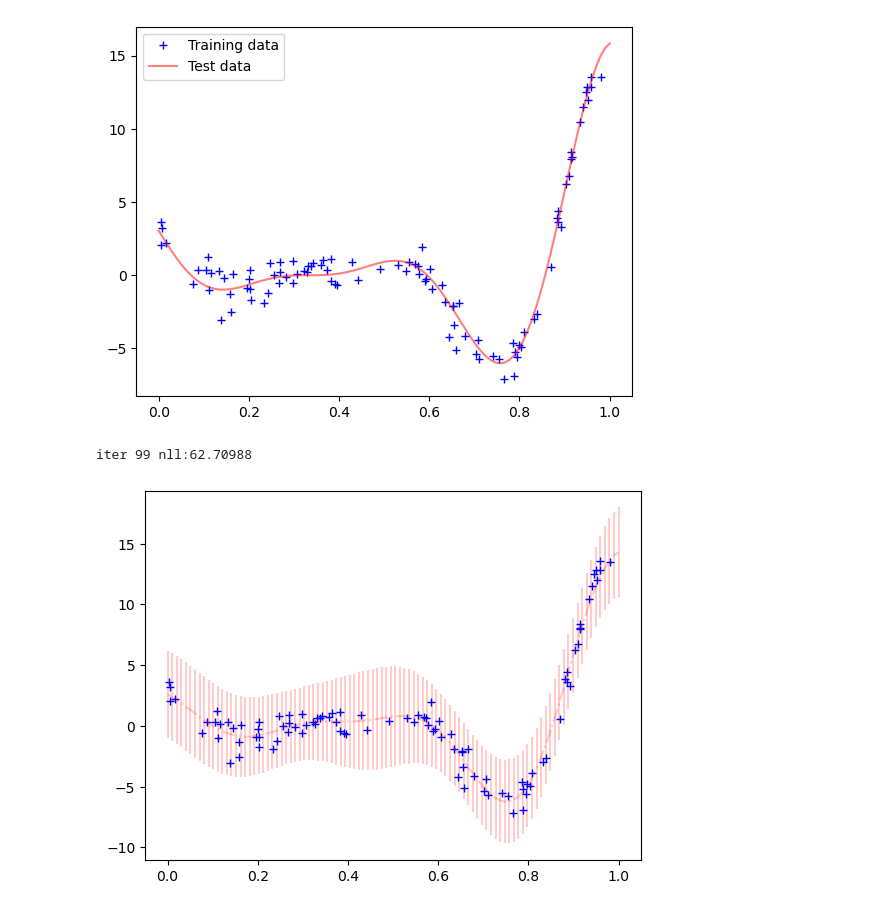
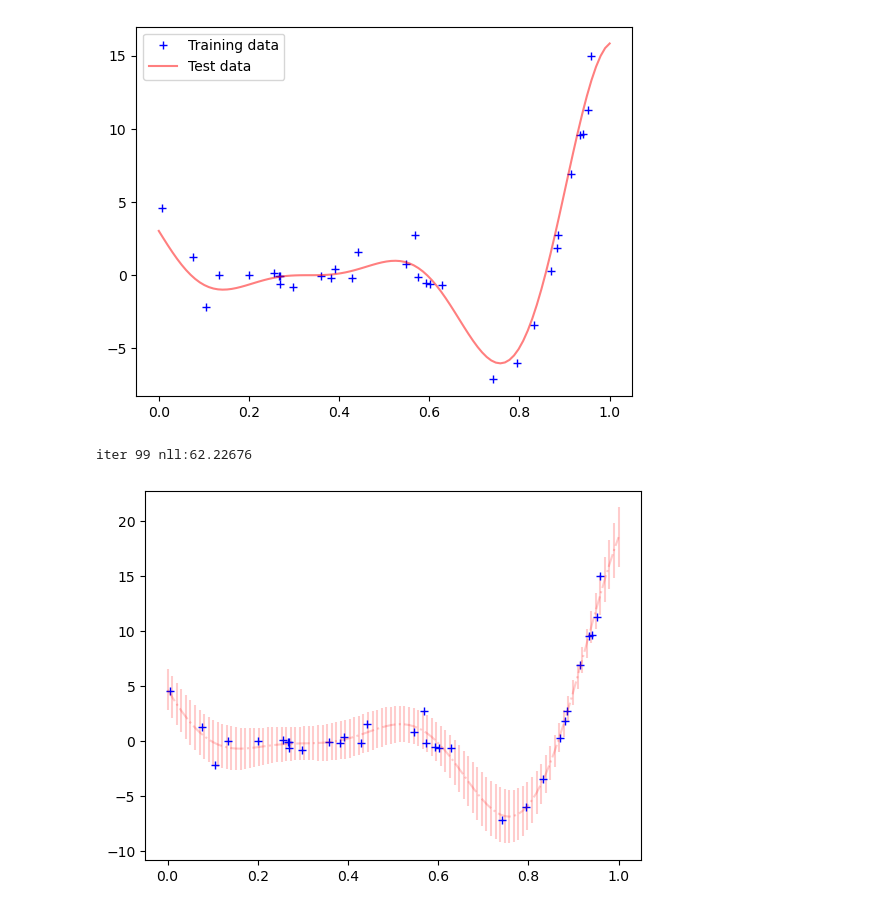
Before and after one commit to IceLab-X/MiniGP, a Jupyter notebook: GPmodels_Classic/01_simpleGP.ipynb, the cells around one changed output. Drawn from its saved outputs; the diff is of its cells as text; code cells hidden in the pictures.

```diff
--- a/GPmodels_Classic/01_simpleGP.ipynb
+++ b/GPmodels_Classic/01_simpleGP.ipynb
@@ -19,15 +19,15 @@ PI = 3.1415
 # %%
 # generate example data
-xtr, ytr,xte,yte = data.generate(100,100,seed=42)
+xtr, ytr,xte,yte = data.generate(32,100,seed=42)
 data.plot(xtr, ytr,xte,yte)
 # %% [output]
-[figure, old version]
+[figure, new version]
 # %%
-# Data Normalization
-data_normalizer=GP.data_normalization(xtr.clone(), ytr.clone())
-xtr, ytr = data_normalizer.normalize(xtr, ytr)
+# Data Normalization uncomment if you want to normalize the data
+#data_normalizer=GP.data_normalization(xtr.clone(), ytr.clone())
+#xtr, ytr = data_normalizer.normalize(xtr, ytr)
 # %%
-kernel= ARDKernel(1)
+kernel= ARDKernel2(1)
 # %%
 #initiate_log_beta
 log_beta = nn.Parameter(torch.ones(1) * -4) # this is a large noise. we optimize to shrink it to a proper value.
@@ -39,7 +39,7 @@ def negative_log_likelihood(xtr, ytr, kernel,log_beta):
 # %%
 def forward(xtr, ytr, xte, kernel,log_beta):
     n_test = xte.size(0)
-    xte=data_normalizer.normalize(xte)
+    #xte=data_normalizer.normalize(xte)
     Sigma = kernel(xtr, xtr) + log_beta.exp().pow(-1) * torch.eye(
         xtr.size(0)) + JITTER * torch.eye(xtr.size(0))
 
@@ -52,8 +52,7 @@ def forward(xtr, ytr, xte, kernel,log_beta):
     var_diag = var_diag + log_beta.exp().pow(-1)
 
     # Denormalize
-
-    mean, var_diag = data_normalizer.denormalize_result(mean, var_diag)
+    #mean, var_diag = data_normalizer.denormalize_result(mean, var_diag)
     return mean, var_diag
 # %%
 def train_adam(xtr, ytr, kernel, log_beta, niteration=10, lr=0.1):
@@ -77,17 +76,17 @@ def train_adam(xtr, ytr, kernel, log_beta, niteration=10, lr=0.1):
         #print('log_beta:', log_beta.data)
     print('iter', i, 'nll:{:.5f}'.format(loss.item()))
 # %%
-train_adam(xtr, ytr, kernel, log_beta, niteration=100, lr=0.1)
+train_adam(xtr, ytr, kernel, log_beta, niteration=100,lr=0.1)
 # %% [output]
-iter 99 nll:62.70988
+iter 99 nll:62.22676
 # %%
 with torch.no_grad():
     ypred, yvar = forward(xtr, ytr, xte, kernel,log_beta)
 # %%
-xtr,ytr=data_normalizer.denormalize(xtr,ytr)
+#xtr,ytr=data_normalizer.denormalize(xtr,ytr)
 plt.errorbar(xte.numpy().reshape(100), ypred.detach().numpy().reshape(100),
              yerr=yvar.sqrt().squeeze().detach().numpy(), fmt='r-.', alpha=0.2)
 plt.plot(xtr.numpy(), ytr.numpy(), 'b+')
 plt.show()
 # %% [output]
-[figure, old version]
+[figure, new version]
```
Also changed, not shown: parts of 1 cell of this notebook.
